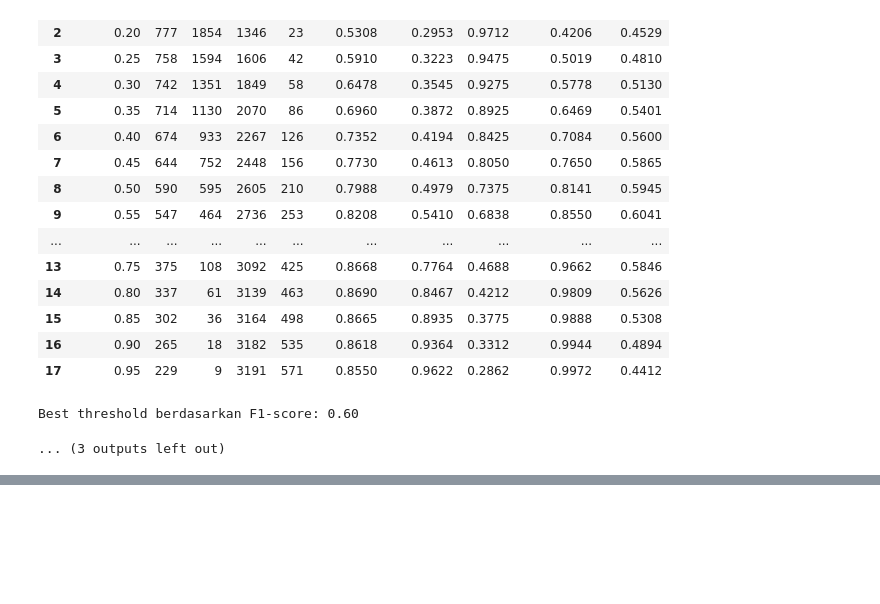
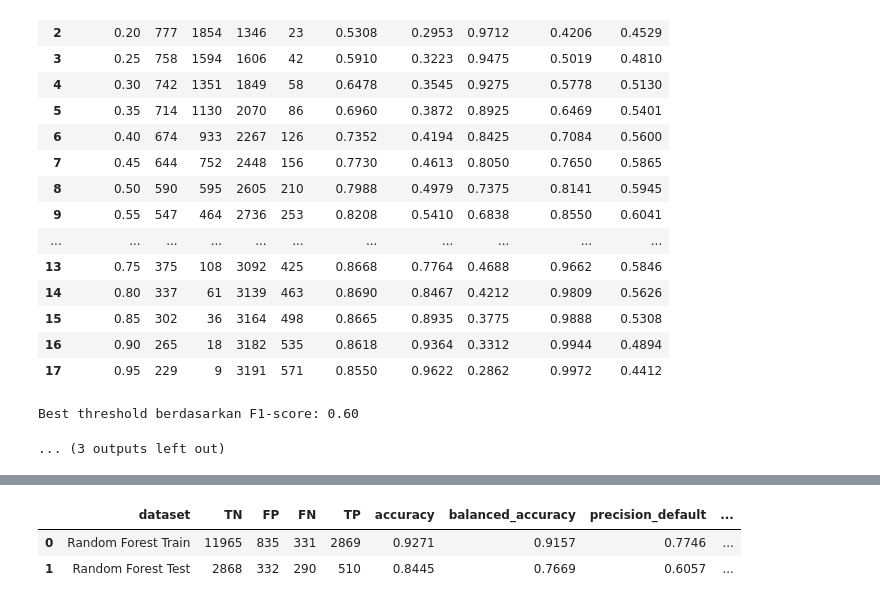
Before and after one commit to andikadibyaa/crs, a Jupyter notebook: backend/crs.ipynb, the cells around one changed output, grey strips where cells are left out. Drawn from its saved outputs; the diff is of its cells as text; code cells hidden in the pictures; blank space fills up the shorter version.

```diff
--- a/backend/crs.ipynb
+++ b/backend/crs.ipynb
@@ -1867,0 +1951,85 @@ Best threshold berdasarkan F1-score: 0.60
+# %%
+# ============================================================
+# EVALUASI RANDOM FOREST
+# ============================================================
+
+from sklearn.metrics import (
+    confusion_matrix,
+    classification_report,
+    accuracy_score,
+    precision_score,
+    recall_score,
+    f1_score,
+    roc_auc_score,
+    average_precision_score,
+    log_loss,
+    brier_score_loss,
+    balanced_accuracy_score,
+    matthews_corrcoef,
+    cohen_kappa_score
+)
+
+# Prediksi
+y_train_pred_rf = rf_pipeline.predict(X_train)
+y_test_pred_rf = rf_pipeline.predict(X_test)
+
+# Probabilitas default
+y_train_proba_rf = rf_pipeline.predict_proba(X_train)[:, 1]
+y_test_proba_rf = rf_pipeline.predict_proba(X_test)[:, 1]
+
+
+def evaluate_model_simple(y_true, y_pred, y_proba, dataset_name='Data'):
+    cm = confusion_matrix(y_true, y_pred)
+    tn, fp, fn, tp = cm.ravel()
+
+    return {
+        'dataset': dataset_name,
+        'TN': tn,
+        'FP': fp,
+        'FN': fn,
+        'TP': tp,
+        'accuracy': accuracy_score(y_true, y_pred),
+        'balanced_accuracy': balanced_accuracy_score(y_true, y_pred),
+        'precision_default': precision_score(y_true, y_pred, zero_division=0),
+        'recall_default': recall_score(y_true, y_pred, zero_division=0),
+        'specificity': tn / (tn + fp) if (tn + fp) else np.nan,
+        'f1_default': f1_score(y_true, y_pred, zero_division=0),
+        'ROC_AUC': roc_auc_score(y_true, y_proba),
+        'PR_AUC': average_precision_score(y_true, y_proba),
+        'log_loss': log_loss(y_true, y_proba),
+        'brier_score': brier_score_loss(y_true, y_proba),
+        'MCC': matthews_corrcoef(y_true, y_pred),
+        'cohen_kappa': cohen_kappa_score(y_true, y_pred)
+    }
+
+
+rf_eval_train = evaluate_model_simple(
+    y_train,
+    y_train_pred_rf,
+    y_train_proba_rf,
+    'Random Forest Train'
+)
+
+rf_eval_test = evaluate_model_simple(
+    y_test,
+    y_test_pred_rf,
+    y_test_proba_rf,
+    'Random Forest Test'
+)
+
+rf_eval_table = pd.DataFrame([rf_eval_train, rf_eval_test])
+
+metric_cols = rf_eval_table.columns.drop(['dataset', 'TN', 'FP', 'FN', 'TP'])
+rf_eval_table[metric_cols] = rf_eval_table[metric_cols].round(4)
+
+display(rf_eval_table)
+
+print("CLASSIFICATION REPORT - RANDOM FOREST TRAIN")
+print(classification_report(y_train, y_train_pred_rf, target_names=['Non-Default', 'Default']))
+
+print("\nCLASSIFICATION REPORT - RANDOM FOREST TEST")
+print(classification_report(y_test, y_test_pred_rf, target_names=['Non-Default', 'Default']))
+# %% [output]
+|  | dataset | TN | FP | FN | TP | accuracy | balanced_accuracy | precision_default | ... |
+| 0 | Random Forest Train | 11965 | 835 | 331 | 2869 | 0.9271 | 0.9157 | 0.7746 | ... |
+| 1 | Random Forest Test | 2868 | 332 | 290 | 510 | 0.8445 | 0.7669 | 0.6057 | ... |
```
Also changed, not shown: parts of 3 cells of this notebook.
